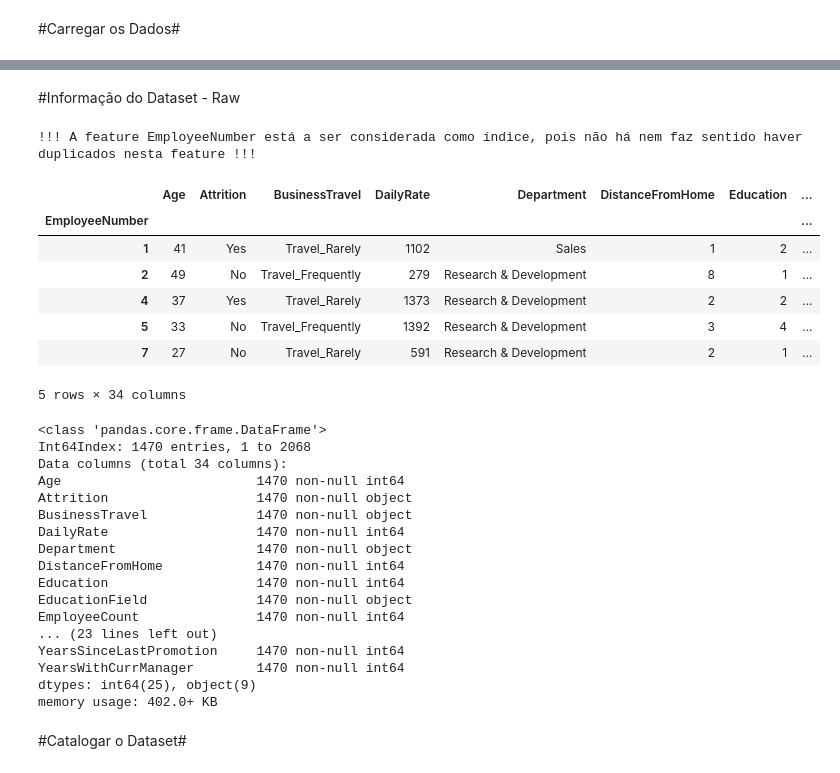
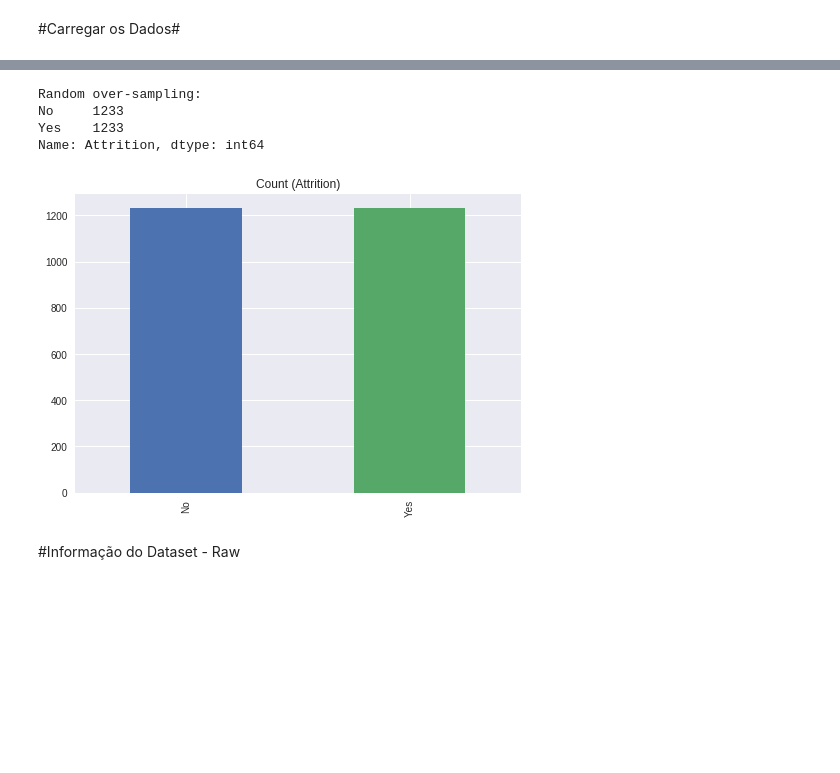
Before and after one commit to Duarbert/SAD_DuarteSantos, a Jupyter notebook: TPC5.ipynb, the cells around one changed output, grey strips where cells are left out. Saved outputs shown, nothing was run; the diff lists cells and outputs as text; code cells hidden in the pictures; blank space fills up the shorter version.

```diff
--- a/TPC5.ipynb
+++ b/TPC5.ipynb
@@ -88,0 +114,23 @@ data = pd.DataFrame(pd.read_csv('/content/gdrive/My Drive/SAD/IBMHR.csv', index_
+# %%
+#@title Opção de oversampling
+
+# Class count
+count_class_0, count_class_1 = data.Attrition.value_counts()
+
+# Divide by class
+df_class_0 = data[data['Attrition'] == 'No']
+df_class_1 = data[data['Attrition'] == 'Yes']
+
+df_class_1_over = df_class_1.sample(count_class_0, replace=True)
+data = pd.concat([df_class_0, df_class_1_over], axis=0)
+
+print('Random over-sampling:')
+print(data.Attrition.value_counts())
+
+data.Attrition.value_counts().plot(kind='bar', title='Count (Attrition)');
+# %% [output]
+Random over-sampling:
+No     1233
+Yes    1233
+Name: Attrition, dtype: int64
+[figure, added]
@@ -89,39 +143,2 @@ data = pd.DataFrame(pd.read_csv('/content/gdrive/My Drive/SAD/IBMHR.csv', index_
 # %% [markdown]
 #Informação do Dataset - Raw
-# %%
-print('!!! A feature EmployeeNumber está a ser considerada como índice, pois não há nem faz sentido haver duplicados nesta feature !!!\n')
-display(data.head())
-
-pd.options.display.max_columns = None
-data.columns = data.columns.str.strip()
-print('\n')
-data.info()
-# %% [output]
-!!! A feature EmployeeNumber está a ser considerada como índice, pois não há nem faz sentido haver duplicados nesta feature !!!
-|  | Age | Attrition | BusinessTravel | DailyRate | Department | DistanceFromHome | Education | ... |
-| EmployeeNumber |  |  |  |  |  |  |  | ... |
-| 1 | 41 | Yes | Travel_Rarely | 1102 | Sales | 1 | 2 | ... |
-| 2 | 49 | No | Travel_Frequently | 279 | Research & Development | 8 | 1 | ... |
-| 4 | 37 | Yes | Travel_Rarely | 1373 | Research & Development | 2 | 2 | ... |
-| 5 | 33 | No | Travel_Frequently | 1392 | Research & Development | 3 | 4 | ... |
-| 7 | 27 | No | Travel_Rarely | 591 | Research & Development | 2 | 1 | ... |
-5 rows × 34 columns
-<class 'pandas.core.frame.DataFrame'>
-Int64Index: 1470 entries, 1 to 2068
-Data columns (total 34 columns):
-Age                         1470 non-null int64
-Attrition                   1470 non-null object
-BusinessTravel              1470 non-null object
-DailyRate                   1470 non-null int64
-Department                  1470 non-null object
-DistanceFromHome            1470 non-null int64
-Education                   1470 non-null int64
-EducationField              1470 non-null object
-EmployeeCount               1470 non-null int64
-... (23 lines left out)
-YearsSinceLastPromotion     1470 non-null int64
-YearsWithCurrManager        1470 non-null int64
-dtypes: int64(25), object(9)
-memory usage: 402.0+ KB
-# %% [markdown]
-#Catalogar o Dataset#
```
Also changed, not shown: parts of 60 cells of this notebook.
